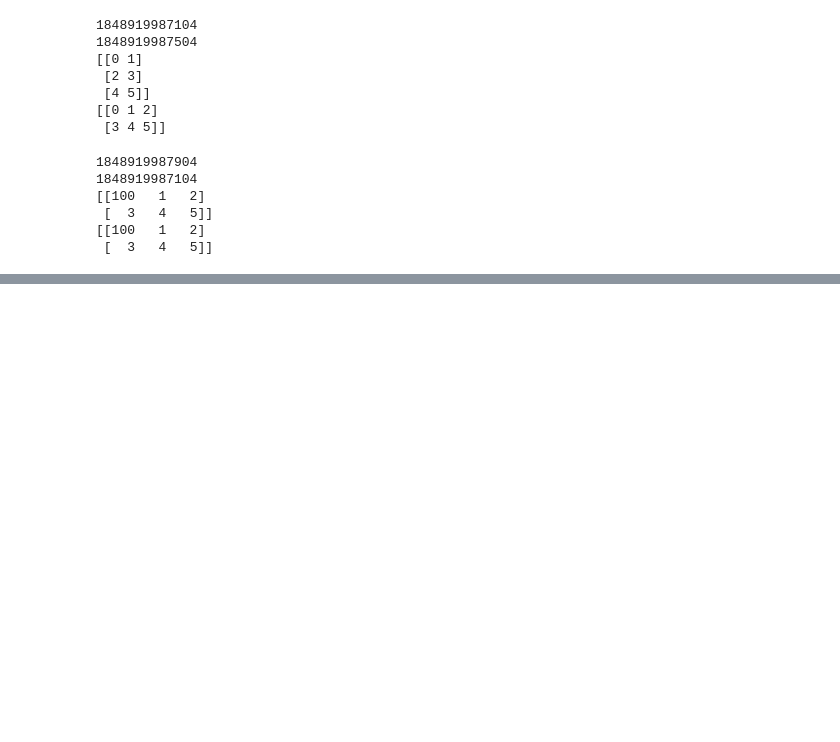
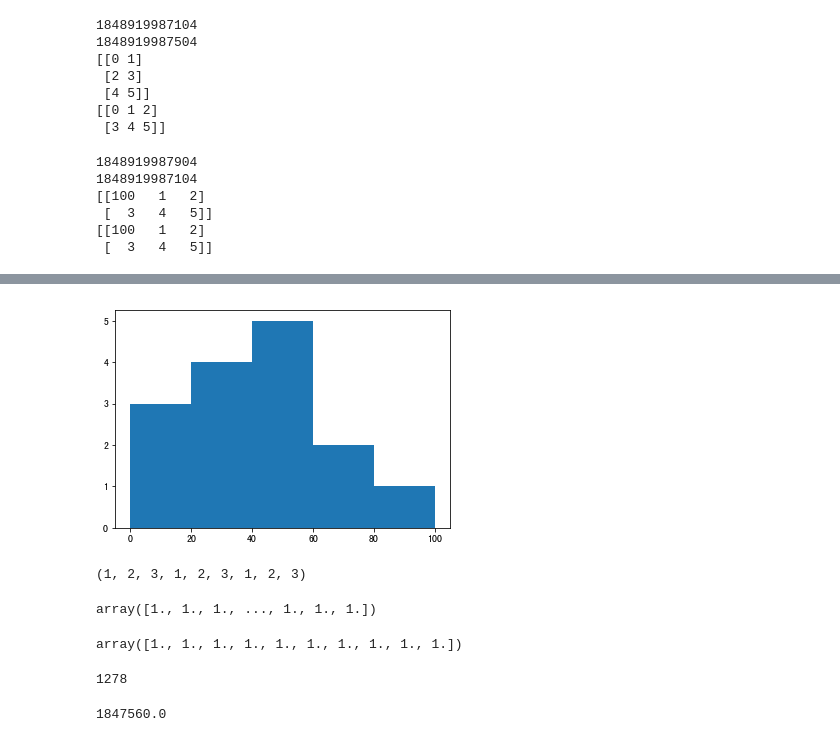
Before and after one commit to ZhangRuitian-lee/Practice, a Jupyter notebook: Numpy-Runnob.ipynb, the cells around one changed output, grey strips where cells are left out. Drawn from its saved outputs; the diff is of its cells as text; code cells hidden in the pictures; blank space fills up the shorter version.

```diff
--- a/Numpy-Runnob.ipynb
+++ b/Numpy-Runnob.ipynb
@@ -508,0 +547,38 @@ print(a)
+# %%
+a = np.array([22,87,5,43,56,73,55,54,11,20,51,5,79,31,27])
+plt.hist(a, bins =  [0,20,40,60,80,100])
+plt.show()
+# %% [output]
+[figure, added]
+# %%
+a = (1,2,3)
+b = a * 3
+b
+# %% [output]
+(1, 2, 3, 1, 2, 3, 1, 2, 3)
+# %%
+np.ones(10000)
+# %% [output]
+array([1., 1., 1., ..., 1., 1., 1.])
+# %%
+np.ones(10)
+# %% [output]
+array([1., 1., 1., 1., 1., 1., 1., 1., 1., 1.])
+# %%
+def f(n):
+    if n < 3:
+        return 1
+    else:
+        return f(n-1)+f(n-3)
+f(20)
+# %% [output]
+1278
+# %%
+z = 1
+for i in range(10,21):
+    z *= i
+for j in range(1,11):
+    z /= j
+z
+# %% [output]
+1847560.0
```
Also changed, not shown: parts of 3 cells of this notebook.
